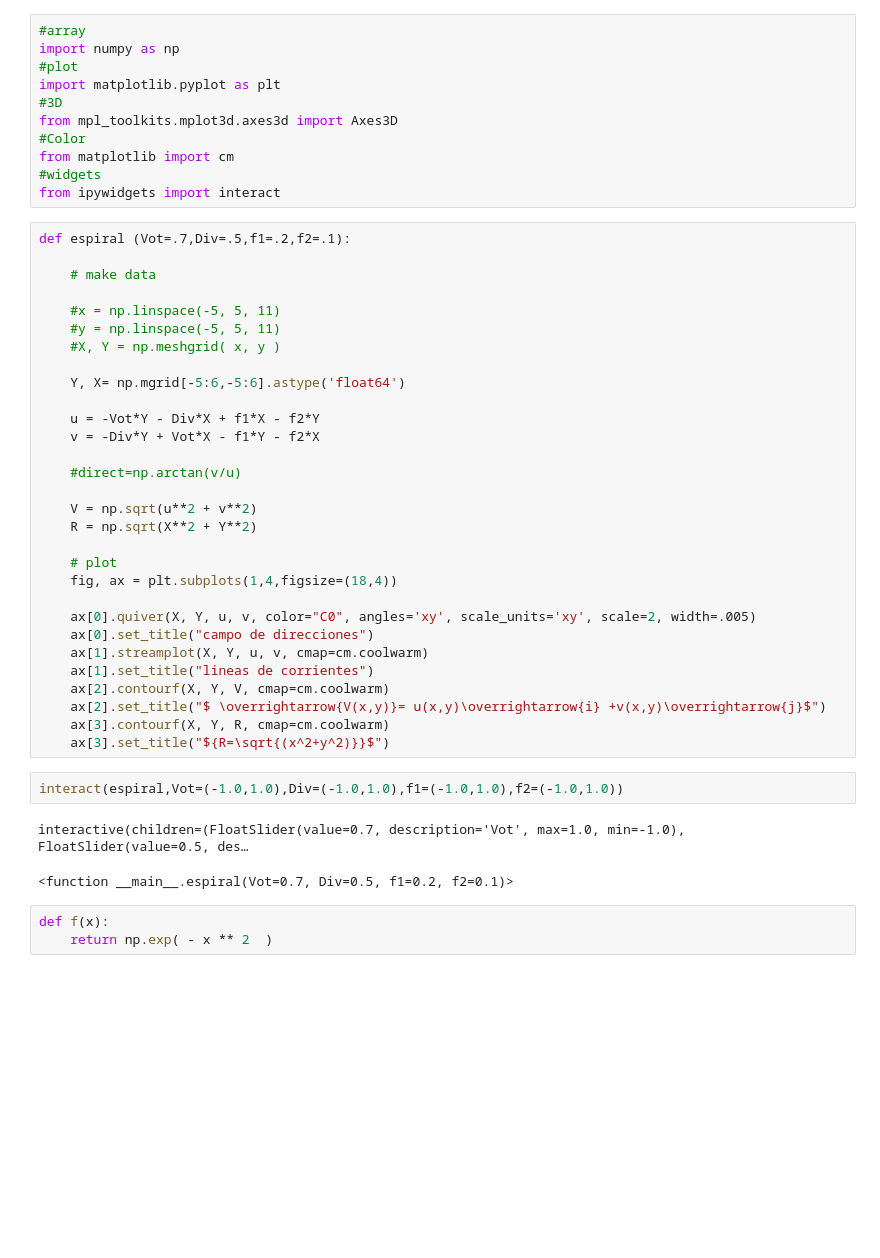
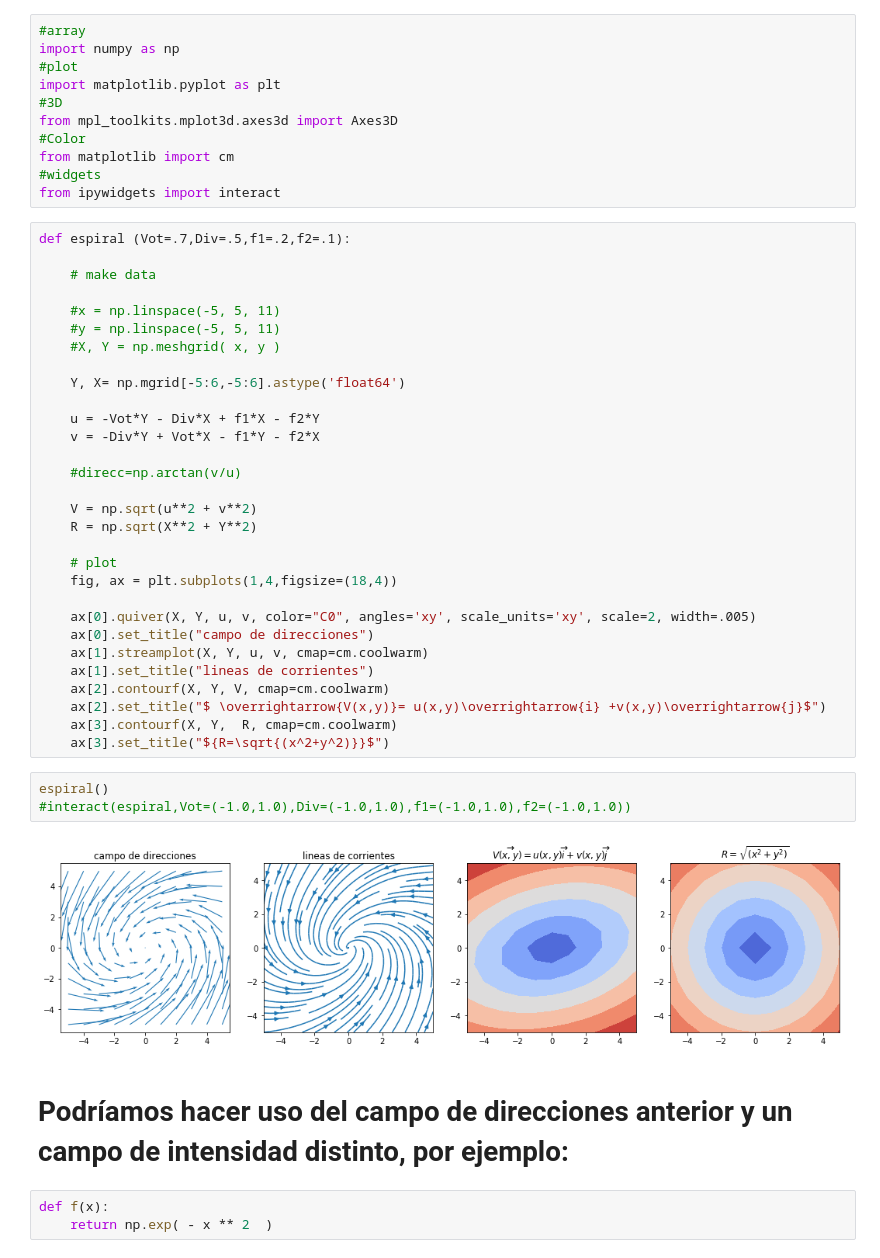
Before and after one commit to oregomar/Matplotlib, a Jupyter notebook: Spiral-widgets.ipynb, the cells around one changed output. Cells and saved outputs as stored; diff of their text form; blank space fills up the shorter version.

```diff
--- a/Spiral-widgets.ipynb
+++ b/Spiral-widgets.ipynb
@@ -53,7 +61,7 @@ def espiral (Vot=.7,Div=.5,f1=.2,f2=.1):
     u = -Vot*Y - Div*X + f1*X - f2*Y
     v = -Div*Y + Vot*X - f1*Y - f2*X
 
-    #direct=np.arctan(v/u)
+    #direcc=np.arctan(v/u)
 
     V = np.sqrt(u**2 + v**2)
     R = np.sqrt(X**2 + Y**2)
@@ -67,13 +75,15 @@ def espiral (Vot=.7,Div=.5,f1=.2,f2=.1):
     ax[1].set_title("lineas de corrientes")
     ax[2].contourf(X, Y, V, cmap=cm.coolwarm)
     ax[2].set_title("$ \overrightarrow{V(x,y)}= u(x,y)\overrightarrow{i} +v(x,y)\overrightarrow{j}$")
-    ax[3].contourf(X, Y, R, cmap=cm.coolwarm)
+    ax[3].contourf(X, Y,  R, cmap=cm.coolwarm)
     ax[3].set_title("${R=\sqrt{(x^2+y^2)}}$")
 # %%
-interact(espiral,Vot=(-1.0,1.0),Div=(-1.0,1.0),f1=(-1.0,1.0),f2=(-1.0,1.0))
+espiral()
+#interact(espiral,Vot=(-1.0,1.0),Div=(-1.0,1.0),f1=(-1.0,1.0),f2=(-1.0,1.0))
 # %% [output]
-interactive(children=(FloatSlider(value=0.7, description='Vot', max=1.0, min=-1.0), FloatSlider(value=0.5, des…
-<function __main__.espiral(Vot=0.7, Div=0.5, f1=0.2, f2=0.1)>
+[figure, added]
+# %% [markdown]
+# Podríamos hacer uso del campo de direcciones anterior y un campo de intensidad distinto, por ejemplo:
 # %%
 def f(x):
     return np.exp( - x ** 2  )
```
Also changed, not shown: parts of 6 cells of this notebook.
